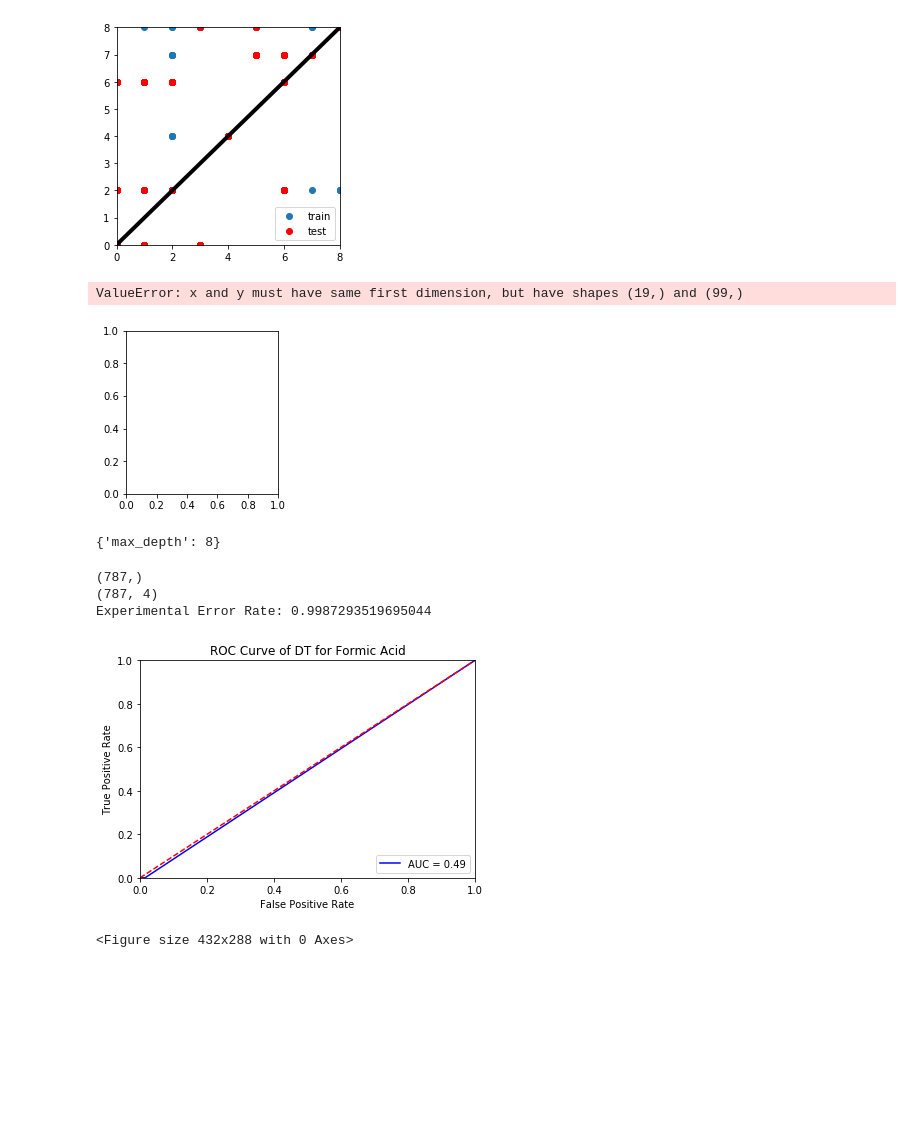
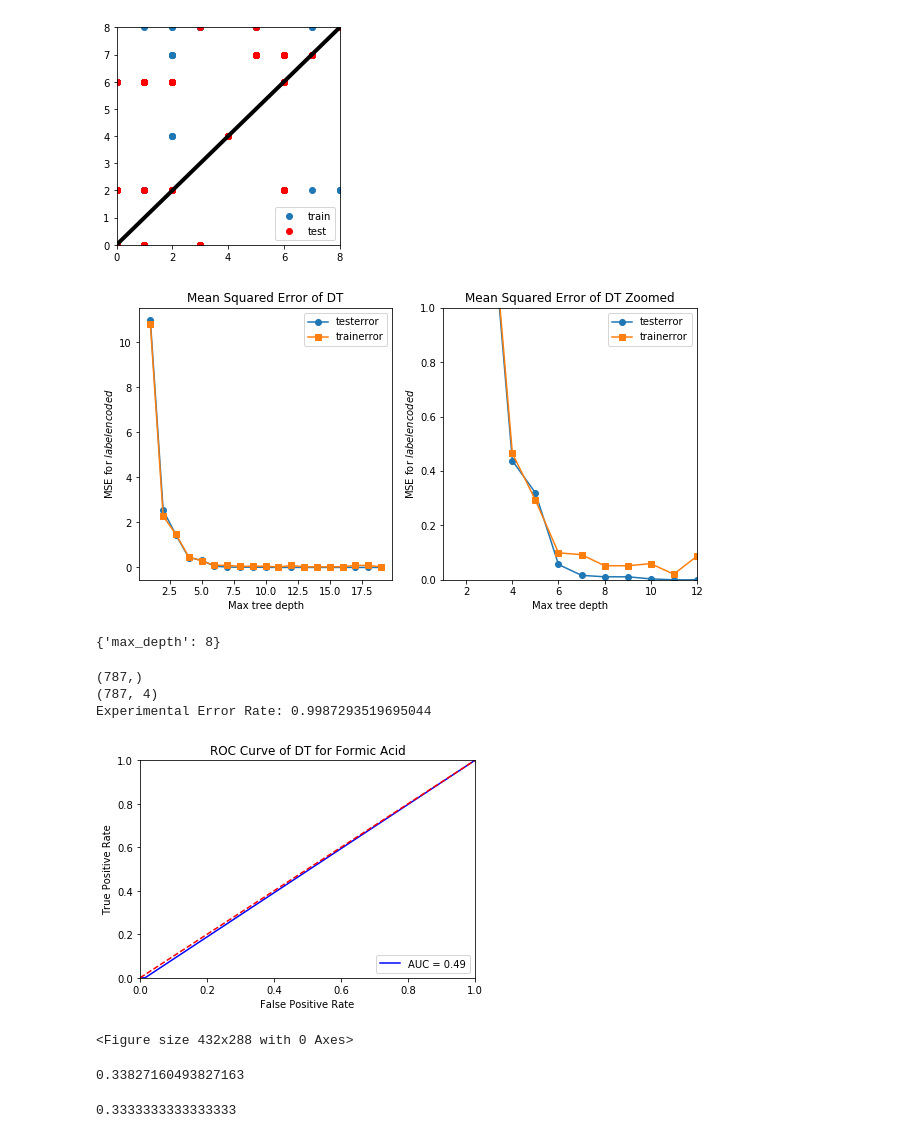
Before and after one commit to raman-noodles/raman-spectra-decomp-analysis, a Jupyter notebook: examples/formic_supervised_machine_learning_dev.ipynb, the cells around one changed output. Cells and saved outputs as stored; diff of their text form; code cells hidden in the pictures; blank space fills up the shorter version.

```diff
--- a/examples/formic_supervised_machine_learning_dev.ipynb
+++ b/examples/formic_supervised_machine_learning_dev.ipynb
@@ -135,11 +204,11 @@ from sklearn import preprocessing
 le = preprocessing.LabelEncoder()
 cal['fraction']= result[:][0]
 cal['sigma']= result[:][1]
-# dat['center']= result[:][2]
+dat['center']= result[:][2]
 cal['amplitude']= result[:][3]
 cal['fwhm']= result[:][4]
 cal['height']= result[:][5]
 cal['auc']= result[:][6]
 cal['labelencoded']=le.fit_transform(result[:][7])
 cal['labels']= result[:][7]
-cal['center']= result[:][2]
+# cal['center']= result[:][2]
@@ -1428,27 +1691,26 @@ for t in trees:
     trainerror.append(mean_squared_error(y_train,model.predict(X_train)))
     testerror.append(mean_squared_error(y_test,model.predict(X_test)))
 # %%
-plt.figure(figsize=(6,3))
+plt.figure(figsize=(10,5))
 plt.subplot(121)
 plt.plot(trees,trainerror,marker='o',label='testerror')
 plt.plot(trees,testerror,marker="s",label='trainerror')
 plt.legend()
 plt.xlabel('Max tree depth')
 plt.ylabel('MSE for $labelencoded$')
 plt.title('Mean Squared Error of DT')
 plt.subplot(122)
 plt.plot(trees,trainerror,marker='o',label='testerror')
 plt.plot(trees,testerror,marker="s",label='trainerror')
 plt.ylim((0,1))
 plt.xlim((1,12))
 plt.legend()
 plt.xlabel('Max tree depth')
 plt.ylabel('MSE for $labelencoded$')
 plt.title('Mean Squared Error of DT Zoomed')
 plt.savefig('DT_MSE', dpi=300, bbox_inches='tight')
 # %% [output]
-ValueError: x and y must have same first dimension, but have shapes (19,) and (99,)
-[figure, old version]
+[figure, new version]
 # %%
 from sklearn.model_selection import GridSearchCV
 from sklearn import neighbors
@@ -1461,22 +1723,26 @@ model.fit(X_train,y_train)
 model.best_params_
 # %% [output]
 {'max_depth': 8}
+# %%
+# instantiate the model with the best known parameters
+DT=tree.DecisionTreeClassifier(max_depth=9)
+scaler = StandardScaler().fit(X_exp)
+X_exp_normalized = pd.DataFrame(data=scaler.transform(X_exp), columns=X_exp.columns)
+# train the model with X and y (not X_train and y_train)
+DT.fit(X_exp_normalized, y_exp)
+
+# make a prediction for an out-of-sample observation
+# print the shapes of the new y objects
+print(y_exp.shape)
+print(X_exp_normalized.shape)
+
+rate = DT.predict(X_exp_normalized) == y_exp # USE TO PREDICT NEW X DATA PUT INTO THE TRAINING MODEL
+print('Experimental Error Rate:', np.mean(rate)) # COMPARING THE PREDICTED VALUES WITH ACTUAL RATE VALUES
+# %% [output]
+(787,)
+(787, 4)
+Experimental Error Rate: 0.9987293519695044
 # %%
-# instantiate the model with the best known parameters
-DT=tree.DecisionTreeClassifier(max_depth=9)
-scaler = StandardScaler().fit(X_exp)
-X_exp_normalized = pd.DataFrame(data=scaler.transform(X_exp), columns=X_exp.columns)
-# train the model with X and y (not X_train and y_train)
-DT.fit(X_exp_normalized, y_exp)
-
-# make a prediction for an out-of-sample observation
-# print the shapes of the new y objects
-print(y_exp.shape)
-print(X_exp_normalized.shape)
-
-rate = DT.predict(X_exp_normalized) == y_exp # USE TO PREDICT NEW X DATA PUT INTO THE TRAINING MODEL
-print('Experimental Error Rate:', np.mean(rate)) # COMPARING THE PREDICTED VALUES WITH ACTUAL RATE VALUES
-
 from sklearn import metrics
 from sklearn.metrics import roc_curve
 from sklearn.metrics import auc
@@ -1498,8 +1764,13 @@ plt.title('ROC Curve of DT for Formic Acid')
 plt.show()
 plt.savefig('DT_ROC for Formic Acid', dpi=300, bbox_inches='tight')
 # %% [output]
+[figure]
-(787,)
-(787, 4)
-Experimental Error Rate: 0.9987293519695044
+<Figure size 432x288 with 0 Axes>
-[figure]
-<Figure size 432x288 with 0 Axes>
+# %%
+fpr.mean()
+# %% [output]
+0.33827160493827163
+# %%
+tpr.mean()
+# %% [output]
+0.3333333333333333
```
Also changed, not shown: parts of 43 cells of this notebook.
